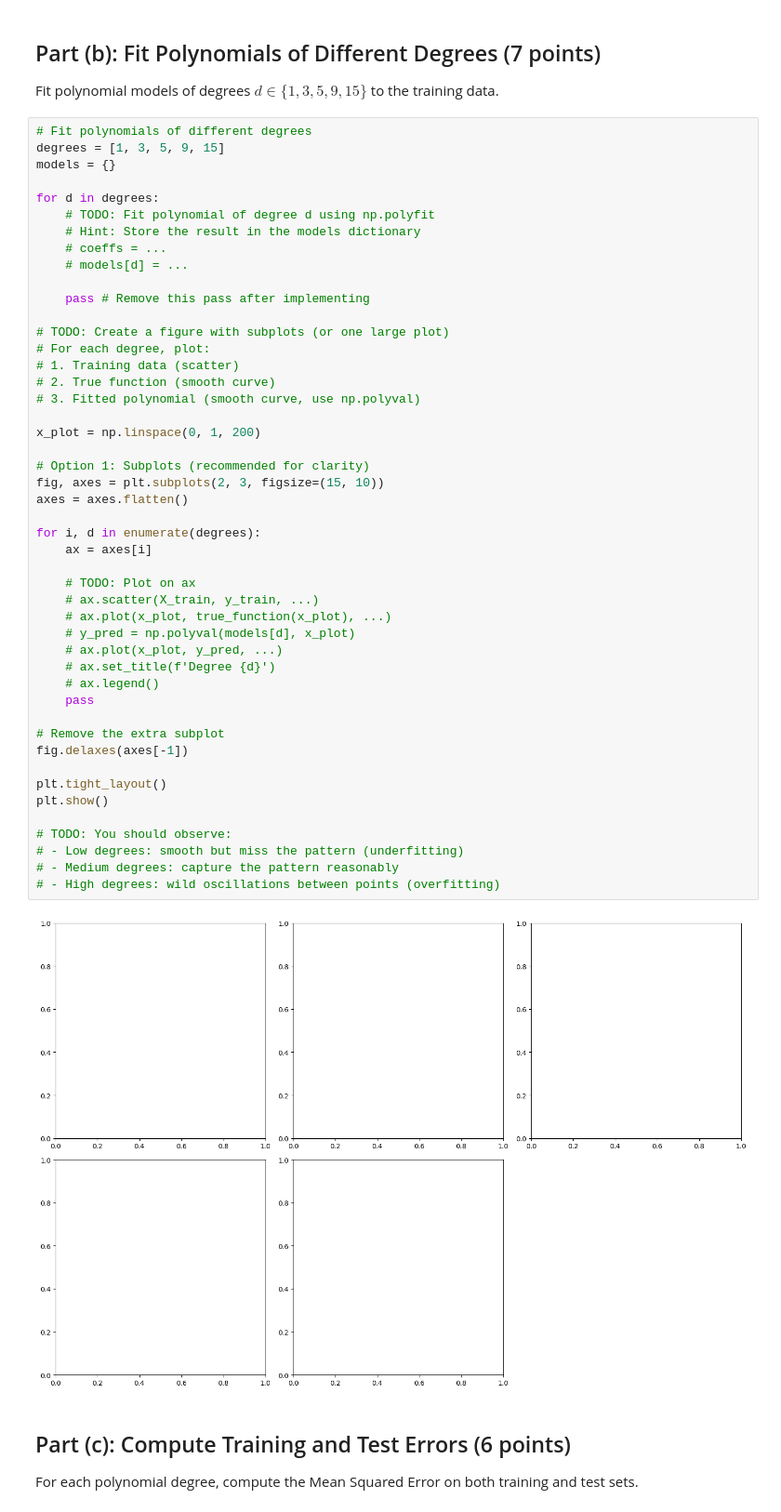
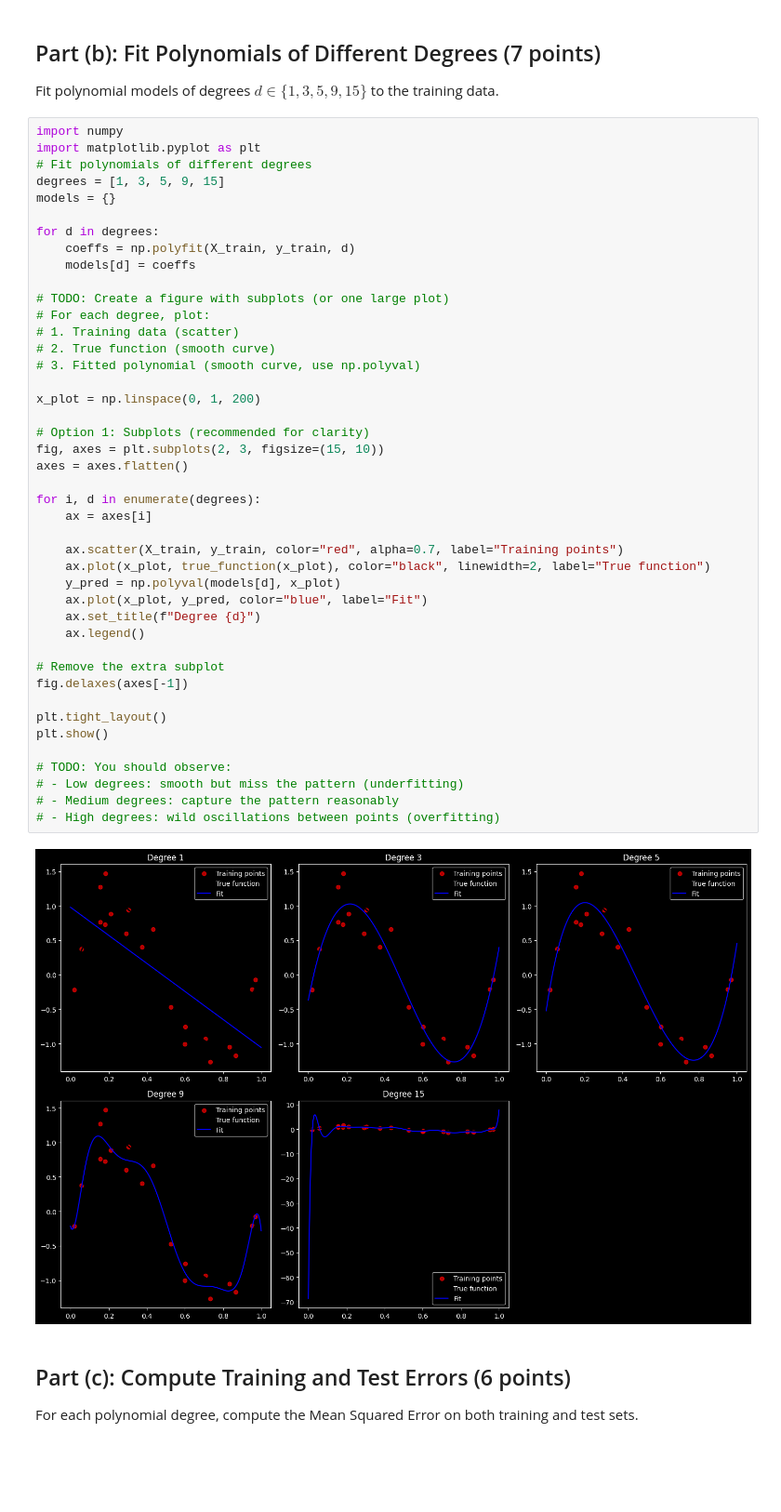
Before and after one commit to adubale/deep-learning-5480, a Jupyter notebook: assignment1/assignment1_coding.ipynb, the cells around one changed output. Shown at 93% size. Saved outputs shown, nothing was run; the diff lists cells and outputs as text; blank space fills up the shorter version.

```diff
--- a/assignment1/assignment1_coding.ipynb
+++ b/assignment1/assignment1_coding.ipynb
@@ -78,54 +84,50 @@ plt.show()
 
 Fit polynomial models of degrees $d \in \{1, 3, 5, 9, 15\}$ to the training data.
 # %%
+import numpy
+import matplotlib.pyplot as plt
 # Fit polynomials of different degrees
 degrees = [1, 3, 5, 9, 15]
 models = {}
 
 for d in degrees:
-    # TODO: Fit polynomial of degree d using np.polyfit
-    # Hint: Store the result in the models dictionary
-    # coeffs = ...
-    # models[d] = ...
-
-    pass # Remove this pass after implementing
+    coeffs = np.polyfit(X_train, y_train, d)
+    models[d] = coeffs
 
 # TODO: Create a figure with subplots (or one large plot)
 # For each degree, plot:
 # 1. Training data (scatter)
 # 2. True function (smooth curve)
 # 3. Fitted polynomial (smooth curve, use np.polyval)
 
 x_plot = np.linspace(0, 1, 200)
 
 # Option 1: Subplots (recommended for clarity)
 fig, axes = plt.subplots(2, 3, figsize=(15, 10))
 axes = axes.flatten()
 
 for i, d in enumerate(degrees):
     ax = axes[i]
 
-    # TODO: Plot on ax
-    # ax.scatter(X_train, y_train, ...)
-    # ax.plot(x_plot, true_function(x_plot), ...)
-    # y_pred = np.polyval(models[d], x_plot)
-    # ax.plot(x_plot, y_pred, ...)
-    # ax.set_title(f'Degree {d}')
-    # ax.legend()
-    pass
+    ax.scatter(X_train, y_train, color="red", alpha=0.7, label="Training points")
+    ax.plot(x_plot, true_function(x_plot), color="black", linewidth=2, label="True function")
+    y_pred = np.polyval(models[d], x_plot)
+    ax.plot(x_plot, y_pred, color="blue", label="Fit")
+    ax.set_title(f"Degree {d}")
+    ax.legend()
 
 # Remove the extra subplot
 fig.delaxes(axes[-1])
 
 plt.tight_layout()
 plt.show()
 
 # TODO: You should observe:
 # - Low degrees: smooth but miss the pattern (underfitting)
 # - Medium degrees: capture the pattern reasonably
 # - High degrees: wild oscillations between points (overfitting)
 # %% [output]
-[figure, old version]
+[figure, new version]
 # %% [markdown]
 ## Part (c): Compute Training and Test Errors (6 points)
 
```
Also changed, not shown: parts of 3 cells of this notebook.
